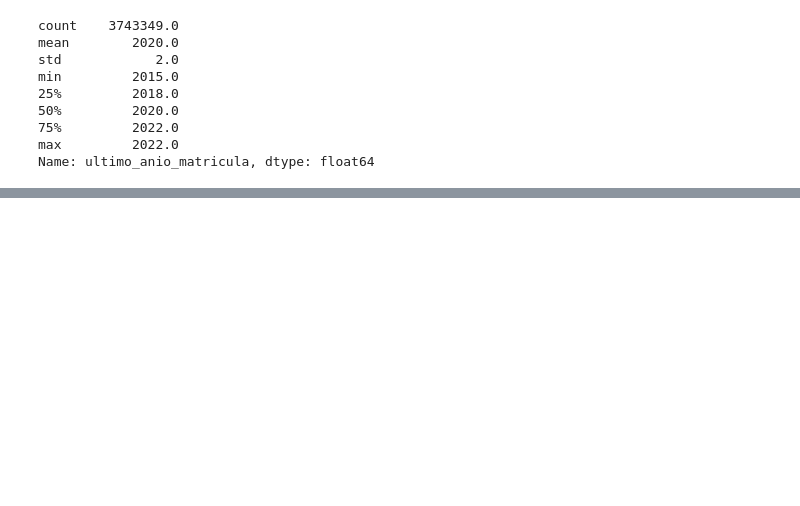
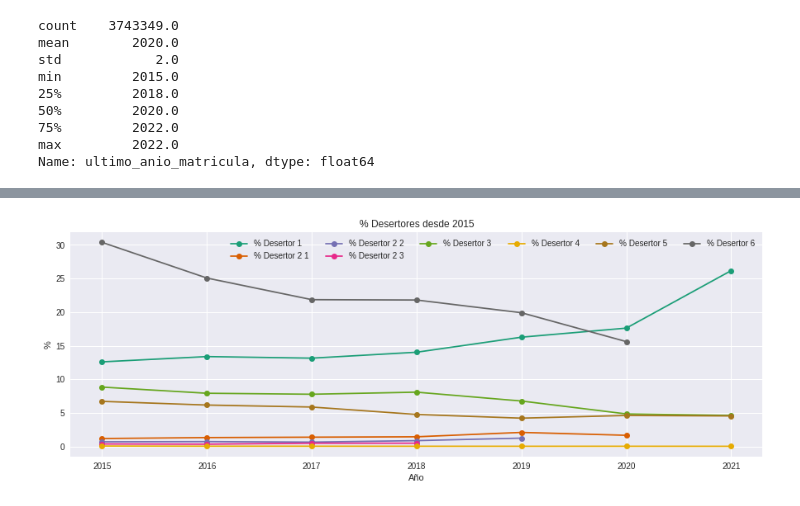
Before and after one commit to GianniCatBug/MDS7201-mineduc-desercion, a Jupyter notebook: notebooks/2-exploracion-desercion.ipynb, the cells around one changed output, grey strips where cells are left out. Saved outputs shown, nothing was run; the diff lists cells and outputs as text; code cells hidden in the pictures; blank space fills up the shorter version.

```diff
--- a/notebooks/2-exploracion-desercion.ipynb
+++ b/notebooks/2-exploracion-desercion.ipynb
@@ -514,3 +155,0 @@ print(f"% Desertores Criterio 5: {np.round(ruts_desertores_5.shape[0] / ruts_mat
-# %%
-matriculados["desertor_5"] = np.where(matriculados["mrun"].isin(ruts_desertores_5), 1, 0)
-matriculados[["mrun", "desertor_5"]].drop_duplicates()["desertor_5"].value_counts("%") * 100
@@ -546,3 +155,0 @@ print(f"% Desertores Criterio 6: {np.round(ruts_desertores_6.shape[0] / ruts_mat
-# %%
-matriculados["desertor_6"] = np.where(matriculados["mrun"].isin(ruts_desertores_6), 1, 0)
-matriculados[["mrun", "desertor_6"]].drop_duplicates()["desertor_6"].value_counts("%") * 100
@@ -577,3 +155,0 @@ ruts_desertores_6.shape[0] + ruts_desertores_1.shape[0]
-# %%
-matriculados["desertor_7"] = np.where(matriculados["mrun"].isin(ruts_desertores_7), 1, 0)
-matriculados[["mrun", "desertor_7"]].drop_duplicates()["desertor_7"].value_counts("%") * 100
@@ -635,0 +260,11 @@ matriculados[
+# %%
+plots = []
+
+for d in deserciones.columns[12:]:
+    etiqueta = f'% {d.replace("_", " ").title()}'
+    des_tmp = deserciones.groupby("cat_periodo")[d].value_counts(normalize=True).mul(100).rename(etiqueta).reset_index()
+    des_tmp = des_tmp[des_tmp[d] == 1]
+    des_tmp = des_tmp.drop(columns=[d] if d == "desertor_1" else [d, "cat_periodo"])
+    plots.append(des_tmp)
+
+df_plots = pd.concat(plots, axis=1)
@@ -635,0 +282,13 @@ matriculados[
+# %%
+# ['% Desertor 1', '% Desertor 2 1', '% Desertor 2 2', '% Desertor 2 3', '% Desertor 3', '% Desertor 4', '% Desertor 5', '% Desertor 6']
+plt.figure(figsize=(15, 5))
+color = plt.cm.Dark2(np.linspace(0, 1, 8))
+for i, c in enumerate(df_plots.columns[1:]):
+    plt.plot(df_plots["cat_periodo"], df_plots[c], "-o", label=c, color=color[i])
+
+plt.title("% Desertores desde 2015")
+plt.xlabel("Año")
+plt.ylabel("%")
+plt.legend(ncol=6);
+# %% [output]
+[figure, added]
```
Also changed, not shown: parts of 66 cells of this notebook.
